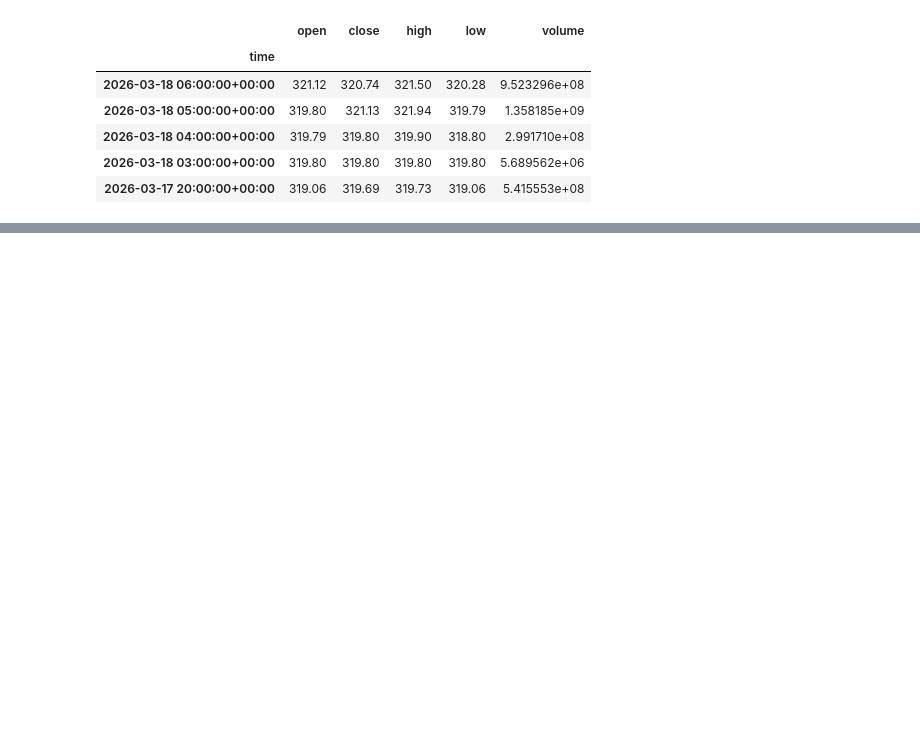
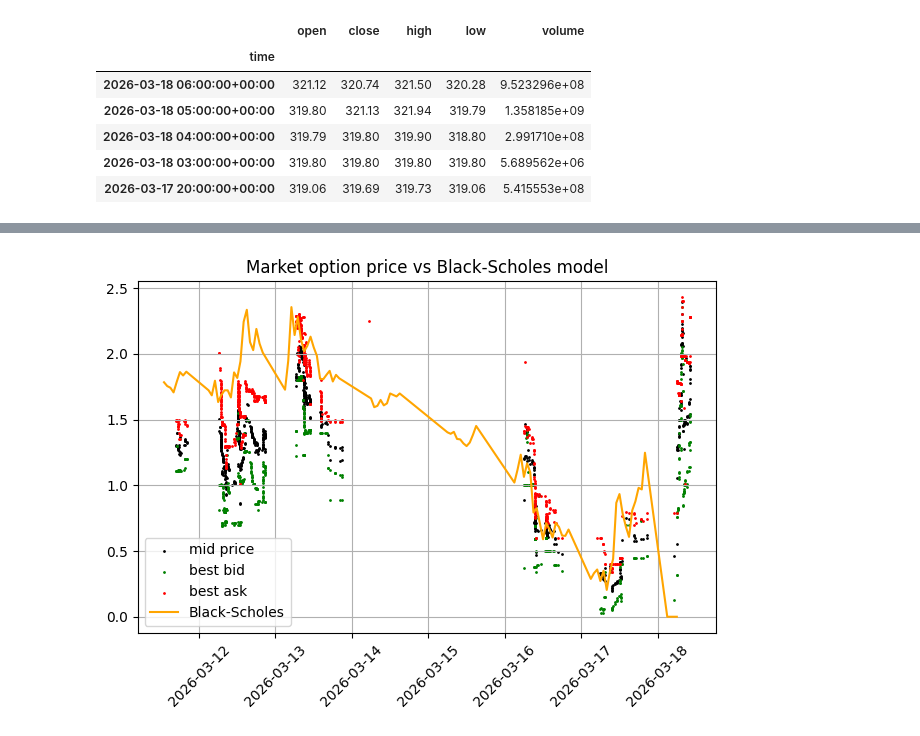
Before and after one commit to SigmaFlowX/Options-Market-Making, a Jupyter notebook: notebooks/live_data_analysis.ipynb, the cells around one changed output, grey strips where cells are left out. Saved outputs shown, nothing was run; the diff lists cells and outputs as text; code cells hidden in the pictures; blank space fills up the shorter version.

```diff
--- a/notebooks/live_data_analysis.ipynb
+++ b/notebooks/live_data_analysis.ipynb
@@ -95,7 +96,7 @@ stock_df.head(5)
 from src.black_scholes import solve_black_scholes
 from datetime import datetime
 
-strike_price = 300
+strike_price = 320
 vol = 0.2
 rf = 0.15
 option_maturity_date = "2026-03-18 00:00:00"
@@ -106,4 +107,5 @@ for index in stock_df.index:
     price = stock_df['close'][index]
 
     fair_price = solve_black_scholes(price, strike_price, rf, vol, option_maturity_date, index, option_type="call")['price']
-    stock_df.loc[index, 'BS_price'] = fair_price
+    stock_df.loc[index, 'bs_price'] = fair_price
+stock_df.head(5)
@@ -109,0 +120,15 @@ for index in stock_df.index:
+# %%
+plt.scatter(option_df.index, option_df['mid_price'], color="black", s=1, label="mid price")
+plt.scatter(option_df.index, option_df['best_bid'], color="green", s=1, label="best bid")
+plt.scatter(option_df.index, option_df['best_ask'], color="red", s=1, label="best ask")
+
+plt.plot(stock_df.index, stock_df['bs_price'], label="Black-Scholes", color="orange")
+
+plt.tick_params(axis='x', rotation=45)
+plt.grid()
+plt.legend()
+plt.title("Market option price vs Black-Scholes model")
+plt.tight_layout()
+plt.show()
+# %% [output]
+[figure, added]
```
Also changed, not shown: parts of 3 cells of this notebook.
